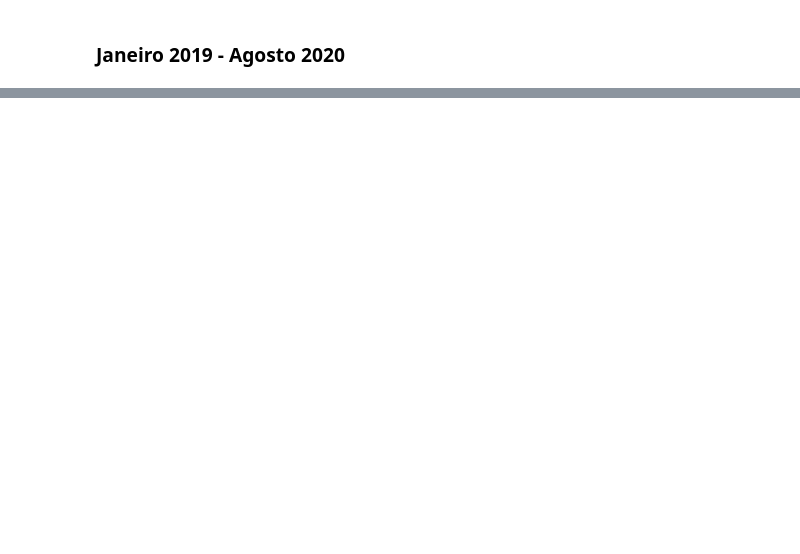
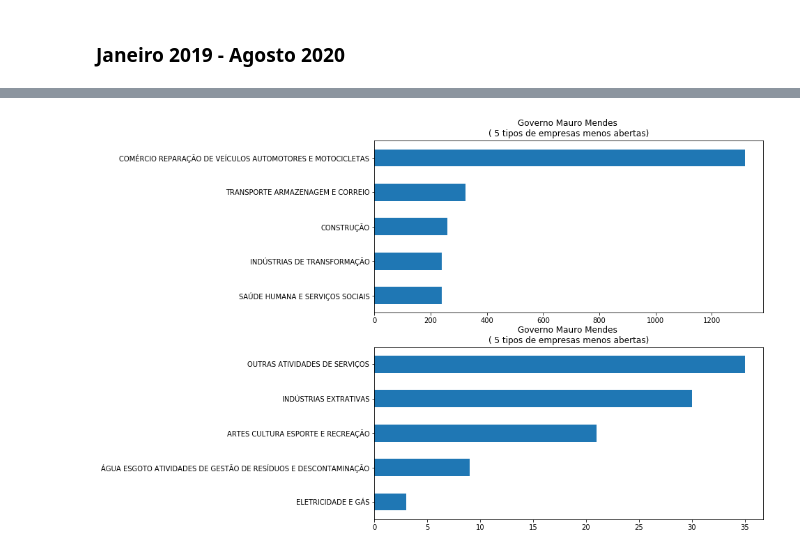
Before and after one commit to gizattos/analise_empresas_politicos, a Jupyter notebook: trabalhofinal.ipynb, the cells around one changed output, grey strips where cells are left out. Cells and saved outputs as stored; diff of their text form; code cells hidden in the pictures; blank space fills up the shorter version.

```diff
--- a/trabalhofinal.ipynb
+++ b/trabalhofinal.ipynb
@@ -370,2 +392,12 @@ df_cnpj_full[(df_cnpj_full['data_inicio_atividade'] >= "2015-01-01") & (df_cnpj_
 # %% [markdown]
 ### Janeiro 2019 - Agosto 2020
+# %%
+## função alterando período
+def tipoAbriuFechou2018(governador):
+    fig, ax = plt.subplots(nrows=2, figsize=(10,10))
+    df_cnpj_full[(df_cnpj_full['data_inicio_atividade'] >= "2019-01-01") & (df_cnpj_full['NM_URNA_CANDIDATO'] == governador)  ].nm_secao.value_counts().nlargest(5).sort_values().plot(kind='barh',
+                                                                                                        title=f'Governo {governador.title() } \n( 5 tipos de empresas menos abertas)',
+                                                                                                        ax=ax[0])
+    df_cnpj_full[(df_cnpj_full['data_inicio_atividade'] >= "2019-01-01") & (df_cnpj_full['NM_URNA_CANDIDATO'] == governador)  ].nm_secao.value_counts().nsmallest(5).sort_values().plot(kind='barh',
+                                                                                                        title=f'Governo {governador.title() } \n( 5 tipos de empresas menos abertas)',
+                                                                                                        ax=ax[1])
@@ -371,0 +408,4 @@ df_cnpj_full[(df_cnpj_full['data_inicio_atividade'] >= "2015-01-01") & (df_cnpj_
+# %%
+tipoAbriuFechou2018('MAURO MENDES')
+# %% [output]
+[figure, added]
```
Also changed, not shown: parts of 17 cells of this notebook.
